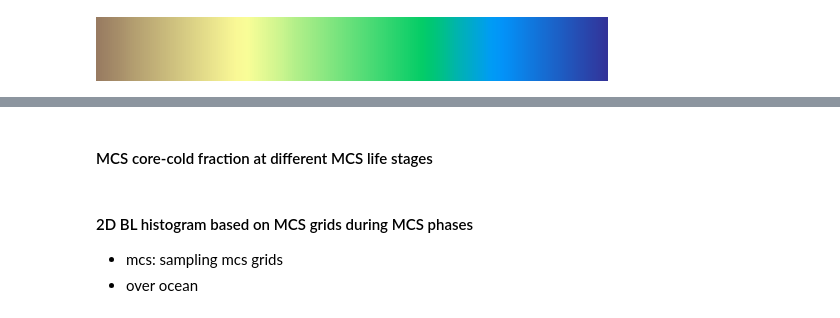
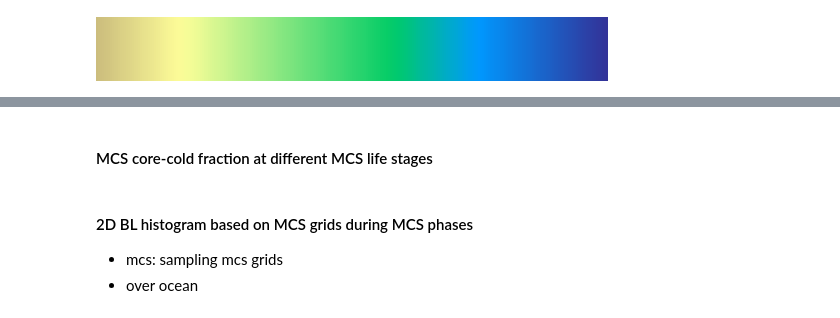
Before and after one commit to weiming9115/MCS_buoyancy_FLEXTRKR, a Jupyter notebook: notebooks_new/Fig4x_BL2dhist_omega_ltmean.ipynb, the cells around one changed output, grey strips where cells are left out. Drawn from its saved outputs; the diff is of its cells as text; code cells hidden in the pictures.

Commit message:
add plotting notebooks

```diff
--- a/notebooks_new/Fig4x_BL2dhist_omega_ltmean.ipynb
+++ b/notebooks_new/Fig4x_BL2dhist_omega_ltmean.ipynb
@@ -19,12 +21,12 @@ import warnings
 # %%
 warnings.filterwarnings('ignore')
 # %%
-colors2 = plt.cm.terrain_r(np.linspace(0.3, 1, 45))
+colors2 = plt.cm.terrain_r(np.linspace(0.4, 1, 45))
 colors = np.vstack((colors2))
 mixedmap = LinearSegmentedColormap.from_list('my_colormap', colors)
 mixedmap
 # %% [output]
-[figure, old version]
+[figure, new version]
 # %%
 stats_dir = Path('/scratch/wmtsai/temp_mcs/output_stats/cape_subsat_hist/')
 # %%
```
Also changed, not shown: parts of 13 cells of this notebook, 2 other files.
